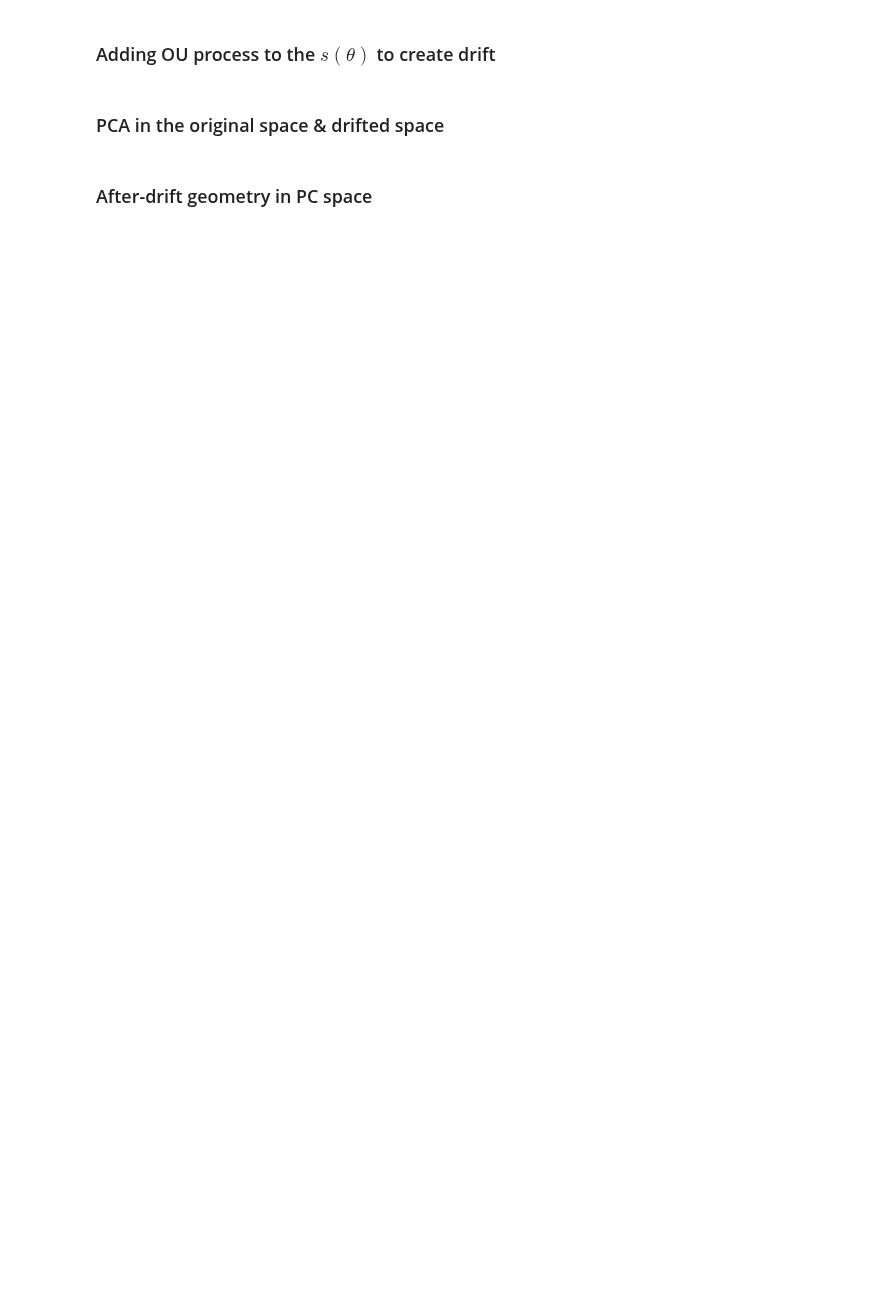
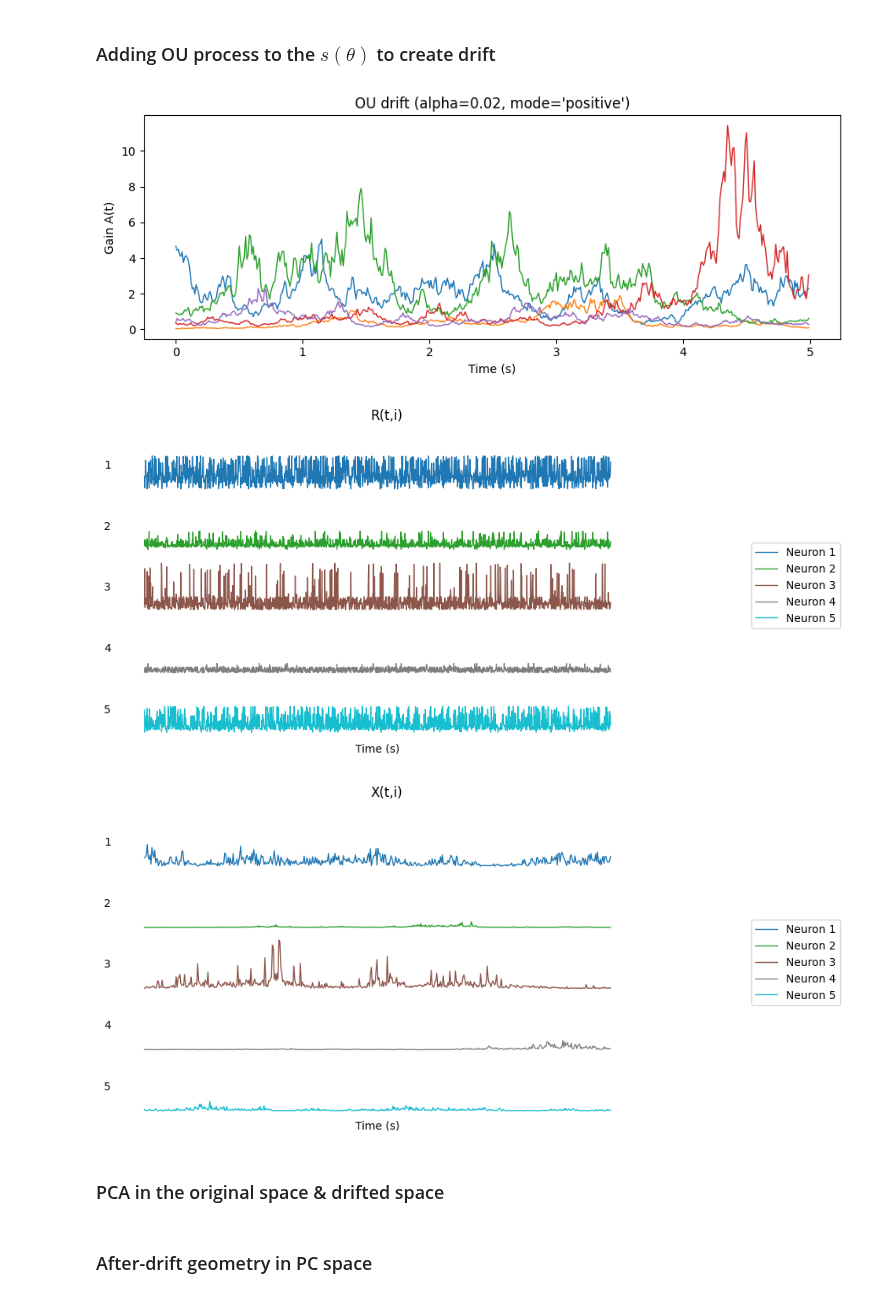
Before and after one commit to neuralalgorithms/representational-drift, a Jupyter notebook: OU_process.ipynb, the cells around one changed output. Cells and saved outputs as stored; diff of their text form; code cells hidden in the pictures; blank space fills up the shorter version.

```diff
--- a/OU_process.ipynb
+++ b/OU_process.ipynb
@@ -518,3 +354,21 @@ if __name__ == "__main__":
+# %%
+alpha = 0.02
+ou_seed = 3
+
+A = ou_drift(T=500, K=K, alpha=alpha, seed=ou_seed, mode="positive")
+
+# X_t = A_t @ s(\theta_t)
+X = A * R[T-500:T, :]
+
+# visualization
+
+plot_ou_drift(t[:500], A, alpha, mode="positive")
+plot_neurons_lineplot(t, R)
+plot_neurons_lineplot(t[T-500:T], X, title = "X(t,i)")
+# %% [output]
+[figure, added]
+[figure, added]
+[figure, added]
 # %% [markdown]
 ### PCA in the original space & drifted space
 # %%
```
Also changed, not shown: parts of 11 cells of this notebook.
